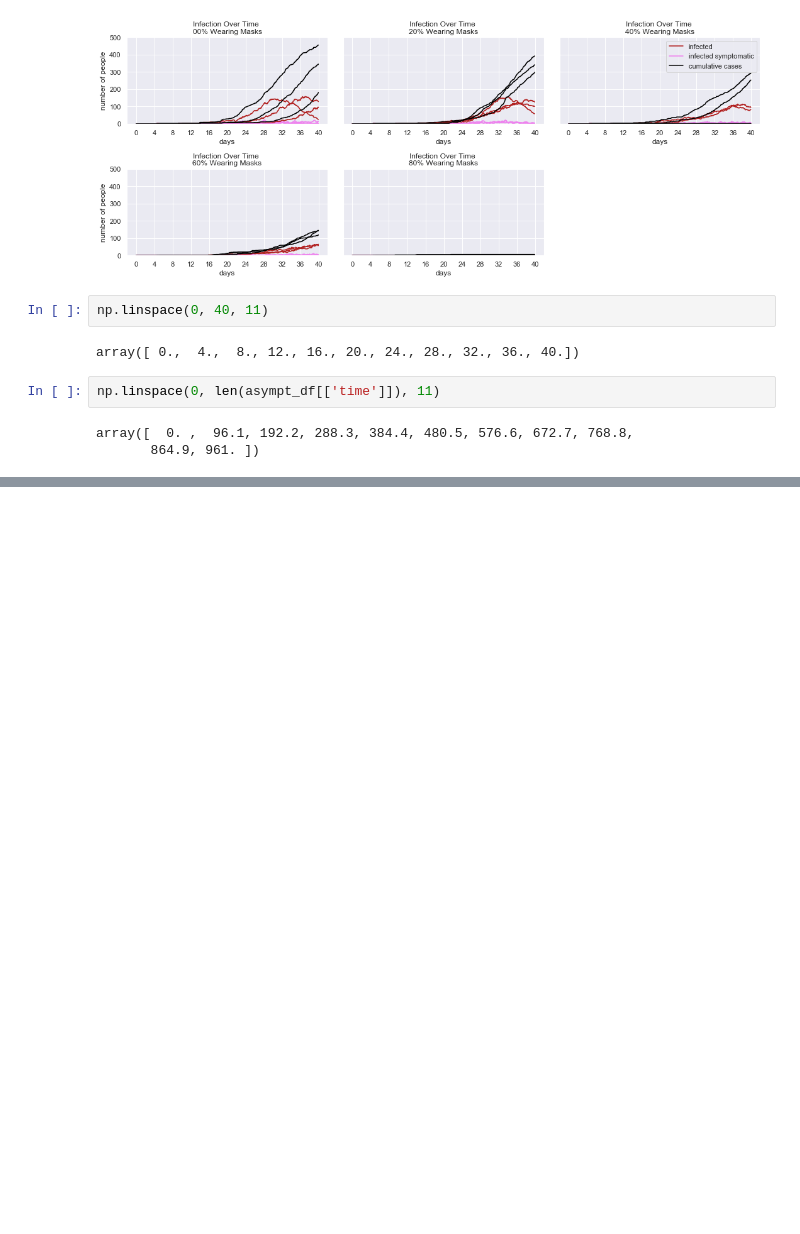
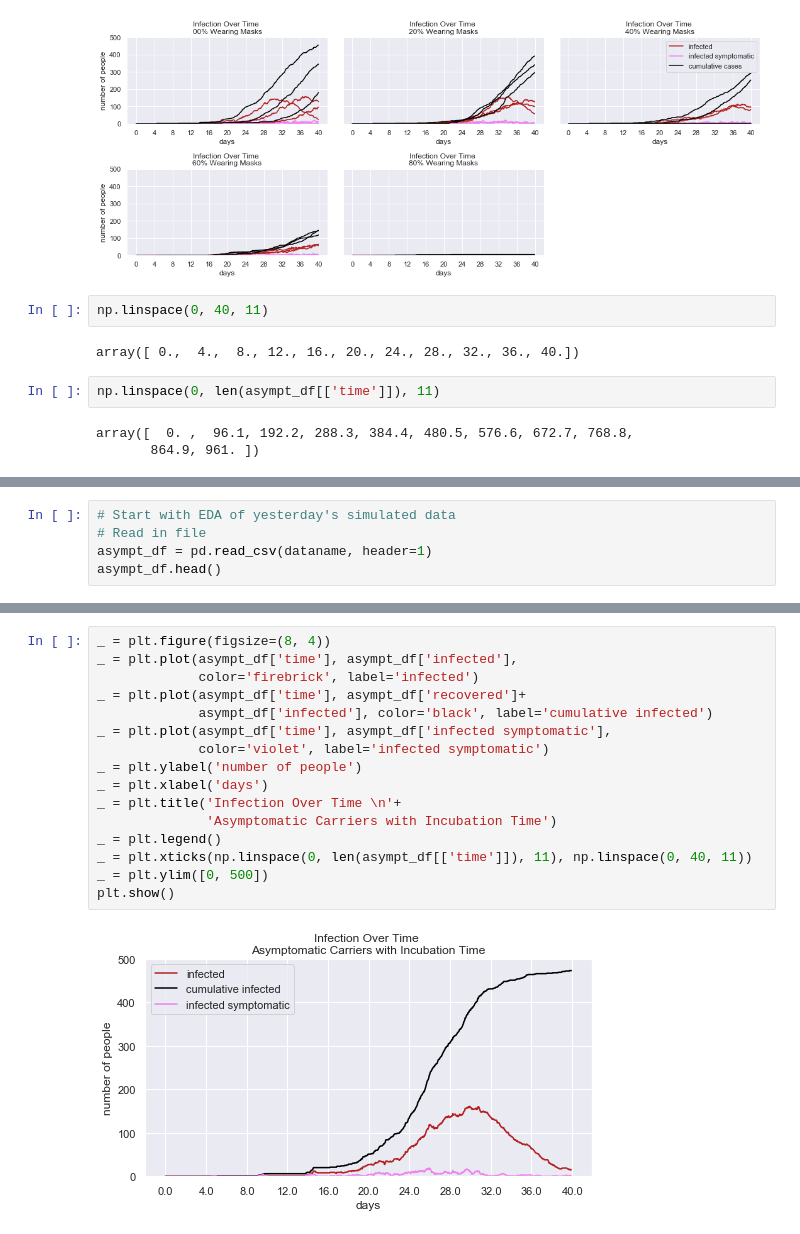
Before and after one commit to adamcatching/SARS_SEIR_Simulation, a Jupyter notebook: notebook/2020-04/2020-04-16.ipynb, the cells around one changed output, grey strips where cells are left out. Drawn from its saved outputs; the diff is of its cells as text; blank space fills up the shorter version.

```diff
--- a/notebook/2020-04/2020-04-16.ipynb
+++ b/notebook/2020-04/2020-04-16.ipynb
@@ -2426,0 +2857,5 @@ array([  0. ,  96.1, 192.2, 288.3, 384.4, 480.5, 576.6, 672.7, 768.8,
+# %%
+# Start with EDA of yesterday's simulated data
+# Read in file
+asympt_df = pd.read_csv(dataname, header=1)
+asympt_df.head()
@@ -2426,0 +2869,18 @@ array([  0. ,  96.1, 192.2, 288.3, 384.4, 480.5, 576.6, 672.7, 768.8,
+# %%
+_ = plt.figure(figsize=(8, 4))
+_ = plt.plot(asympt_df['time'], asympt_df['infected'],
+             color='firebrick', label='infected')
+_ = plt.plot(asympt_df['time'], asympt_df['recovered']+
+             asympt_df['infected'], color='black', label='cumulative infected')
+_ = plt.plot(asympt_df['time'], asympt_df['infected symptomatic'],
+             color='violet', label='infected symptomatic')
+_ = plt.ylabel('number of people')
+_ = plt.xlabel('days')
+_ = plt.title('Infection Over Time \n'+
+              'Asymptomatic Carriers with Incubation Time')
+_ = plt.legend()
+_ = plt.xticks(np.linspace(0, len(asympt_df[['time']]), 11), np.linspace(0, 40, 11))
+_ = plt.ylim([0, 500])
+plt.show()
+# %% [output]
+[figure, added]
```
Also changed, not shown: parts of 4 cells of this notebook, 1 other file.
